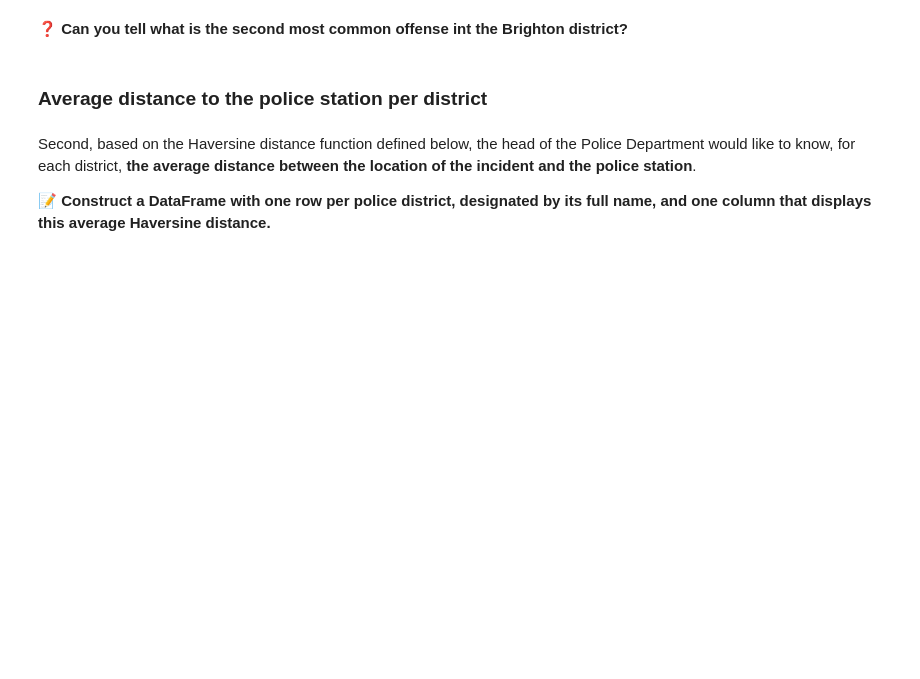
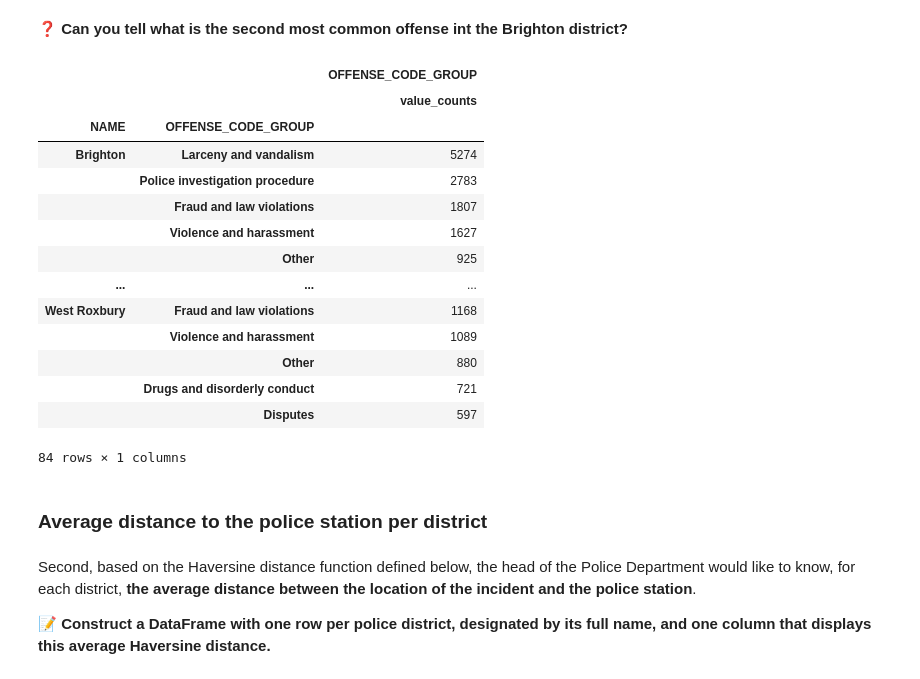
Before and after one commit to JPRezler/data-certification-exam, a Jupyter notebook: decision_science/boston_crimes.ipynb, the cells around one changed output. Cells and saved outputs as stored; diff of their text form; code cells hidden in the pictures; blank space fills up the shorter version.

```diff
--- a/decision_science/boston_crimes.ipynb
+++ b/decision_science/boston_crimes.ipynb
@@ -451,0 +489,18 @@ second_most_common_offence = "..."
+# %%
+data.groupby('NAME').agg({'OFFENSE_CODE_GROUP' : ['value_counts'] })
+# %% [output]
+|  |  | OFFENSE_CODE_GROUP |
+|  |  | value_counts |
+| NAME | OFFENSE_CODE_GROUP |  |
+| Brighton | Larceny and vandalism | 5274 |
+|  | Police investigation procedure | 2783 |
+|  | Fraud and law violations | 1807 |
+|  | Violence and harassment | 1627 |
+|  | Other | 925 |
+| ... | ... | ... |
+| West Roxbury | Fraud and law violations | 1168 |
+|  | Violence and harassment | 1089 |
+|  | Other | 880 |
+|  | Drugs and disorderly conduct | 721 |
+|  | Disputes | 597 |
+84 rows × 1 columns
```
Also changed, not shown: parts of 13 cells of this notebook, 1 other file.
